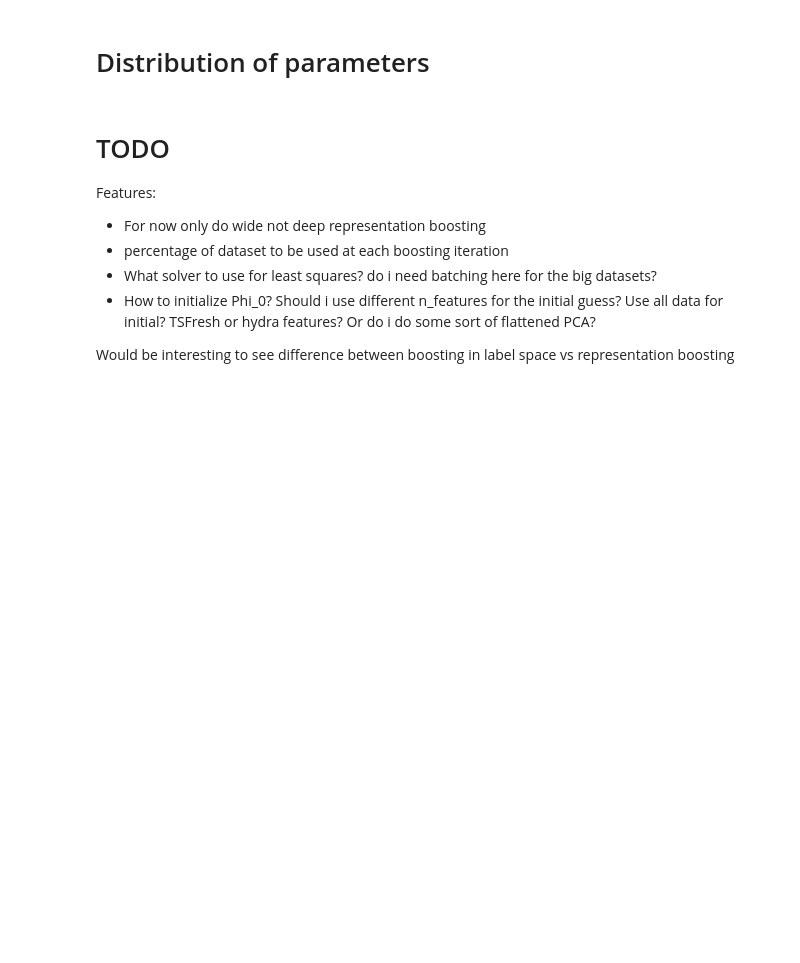
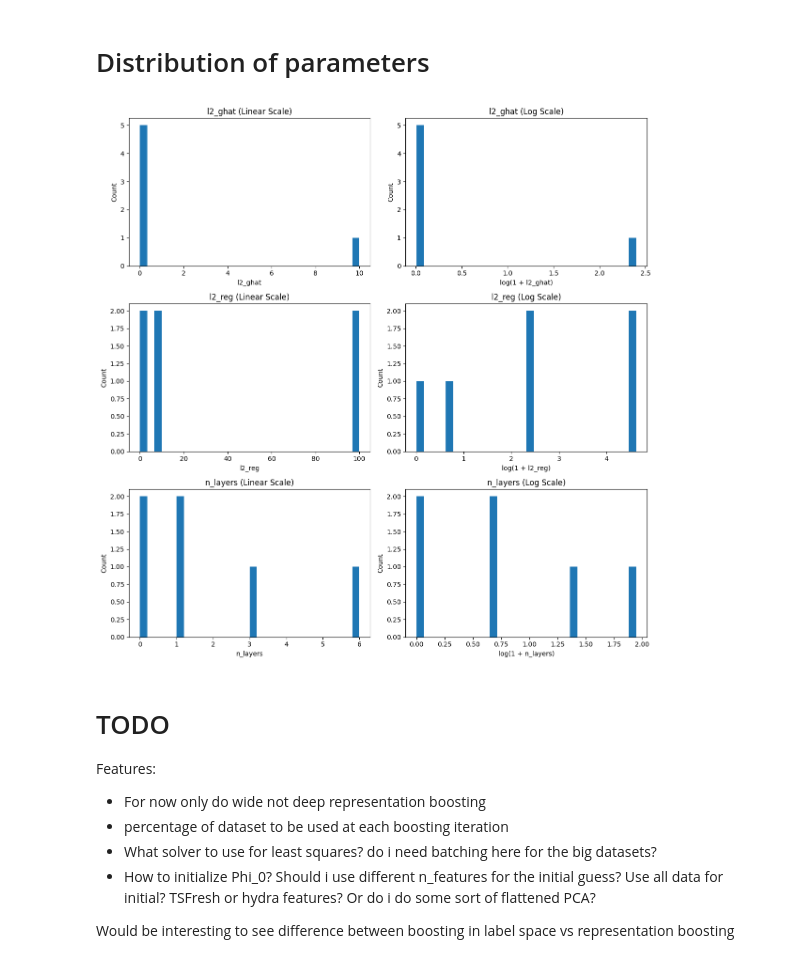
Before and after one commit to nikitazozoulenko/exploring-hydra-boosting, a Jupyter notebook: comparing_results.ipynb, the cells around one changed output. Cells and saved outputs as stored; diff of their text form; code cells hidden in the pictures; blank space fills up the shorter version.

```diff
--- a/comparing_results.ipynb
+++ b/comparing_results.ipynb
@@ -203,19 +199,77 @@ plt.show()
 # %% [markdown]
 # Distribution of parameters
 # %%
+import matplotlib.pyplot as plt
+
+# def plot_distribution(
+#     parameters=["l2_ghat", "l2_reg", "n_layers"],
+#     model_name="HydraBoostGridSearchHoldout",
+#     results_dir: Path = Config.results_dir,
+# ):
+#     #step 1: loop over all csv files in results_dir / "Predictions"
+
+#     #step 2: in each csv file, the second line will be the parameter dict, for example {'seed': 0, 'boost_lr': 0.5, 'hydra_batch_size': 10000, 'init_n_groups': 64, 'init_n_kernels': 8, 'l2_ghat': 0.01, 'l2_reg': 0.01, 'max_num_channels': 3, 'n_groups': 64, 'n_kernels': 8, 'n_layers': 1}
+
+#     #step 3: retrieve all values from the dict with keys in 'parameters' arg.
+
+#     #step 4: plot histograms, side by side one with ordinary x scale, one with log x scale. take log 1+x too.
+#     # steal this from previous repo.
+
+
 def plot_distribution(
     parameters=["l2_ghat", "l2_reg", "n_layers"],
     model_name="HydraBoostGridSearchHoldout",
-    results_dir: Path = Config.project_dir / "results",
+    results_dir: Path = Config.results_dir,
 ):
-    #step 1: loop over all csv files in results_dir / "Predictions"
+    # Step 1: Get all CSV files for the specified model
+    pred_dir = results_dir / model_name / "Predictions"
+    csv_files = []
+    for dataset_dir in pred_dir.glob("*"):
+        if dataset_dir.is_dir():
+            csv_files.extend(dataset_dir.glob("testResample*.csv"))
 
-    #step 2: in each csv file, the second line will be the parameter dict, for example {'seed': 0, 'boost_lr': 0.5, 'hydra_batch_size': 10000, 'init_n_groups': 64, 'init_n_kernels': 8, 'l2_ghat': 0.01, 'l2_reg': 0.01, 'max_num_channels': 3, 'n_groups': 64, 'n_kernels': 8, 'n_layers': 1}
+    # Step 2: Read parameter values from CSV files
+    param_values = {param: [] for param in parameters} # Initialize dictionary to store parameter values
+    for csv_file in csv_files:
+        with open(csv_file, 'r') as f:
+            next(f) # Skip first line (header)
+            param_dict = eval(next(f).strip()) # Read parameter dict from second line
+            for param in parameters:
+                if param in param_dict:
+                    param_values[param].append(param_dict[param])
 
-    #step 3: retrieve all values from the dict with keys in 'parameters' arg.
+    # Step 3: Create plots
+    n_params = len(parameters)
+    fig, axes = plt.subplots(n_params, 2, figsize=(12, 4*n_params))
 
-    #step 4: plot histograms, side by side one with ordinary x scale, one with log x scale. take log 1+x too.
-    # steal this from previous repo.
+    for i, param in enumerate(parameters):
+        values = param_values[param]
+
+        # Linear scale histogram
+        axes[i, 0].hist(values, bins=30)
+        axes[i, 0].set_xlabel(param)
+        axes[i, 0].set_ylabel('Count')
+        axes[i, 0].set_title(f'{param} (Linear Scale)')
+
+        # Log scale histogram (using log(1+x))
+        log_values = np.log1p(values)
+        axes[i, 1].hist(log_values, bins=30)
+        axes[i, 1].set_xlabel(f'log(1 + {param})')
+        axes[i, 1].set_ylabel('Count')
+        axes[i, 1].set_title(f'{param} (Log Scale)')
+
+    plt.tight_layout()
+    return fig
+
+# Example usage:
+fig = plot_distribution(
+    parameters = ["l2_ghat", "l2_reg", "n_layers"],
+    model_name = "HydraBoostGridSearchHoldout",
+    results_dir = Config.results_dir,
+)
+plt.show()
+# %% [output]
+[figure, added]
 # %% [markdown]
 # TODO
 
```
Also changed, not shown: parts of 4 cells of this notebook, 11 other files.
